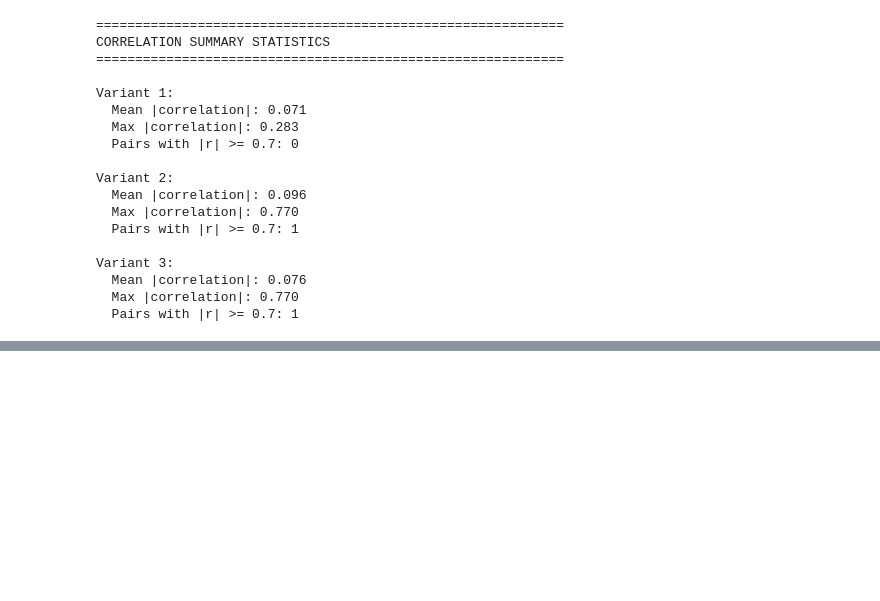
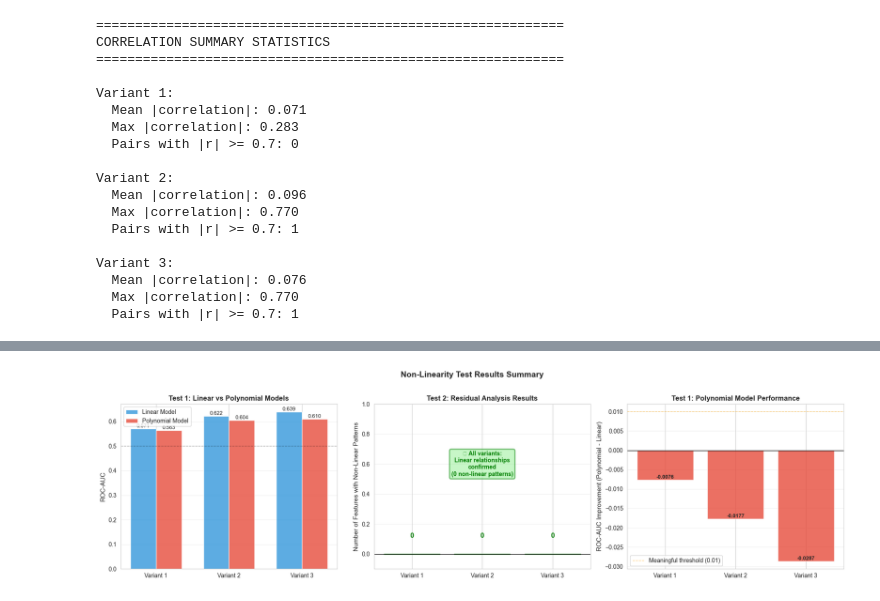
Before and after one commit to SatrunsDream/Workload-effect-on-pitcher-injury, a Jupyter notebook: feature_selection.ipynb, the cells around one changed output, grey strips where cells are left out. Cells and saved outputs as stored; diff of their text form; code cells hidden in the pictures; blank space fills up the shorter version.

```diff
--- a/feature_selection.ipynb
+++ b/feature_selection.ipynb
@@ -1301,0 +1888,89 @@ Variant 3:
+# %%
+# Create a visual summary of test results
+fig, axes = plt.subplots(1, 3, figsize=(18, 5))
+
+# Test 1: Polynomial vs Linear ROC-AUC comparison
+ax1 = axes[0]
+variants = ['Variant 1', 'Variant 2', 'Variant 3']
+linear_auc = [0.5705, 0.6217, 0.6386]
+poly_auc = [0.5629, 0.6040, 0.6098]
+x = np.arange(len(variants))
+width = 0.35
+
+bars1 = ax1.bar(x - width/2, linear_auc, width, label='Linear Model', color='#3498db', alpha=0.8)
+bars2 = ax1.bar(x + width/2, poly_auc, width, label='Polynomial Model', color='#e74c3c', alpha=0.8)
+
+ax1.set_ylabel('ROC-AUC', fontsize=11)
+ax1.set_title('Test 1: Linear vs Polynomial Models', fontweight='bold', fontsize=12)
+ax1.set_xticks(x)
+ax1.set_xticklabels(variants)
+ax1.legend()
+ax1.grid(True, alpha=0.3, axis='y')
+ax1.axhline(y=0.5, color='k', linestyle='--', linewidth=1, alpha=0.3, label='Random (0.5)')
+
+# Add value labels on bars
+for bars in [bars1, bars2]:
+    for bar in bars:
+        height = bar.get_height()
+        ax1.text(bar.get_x() + bar.get_width()/2., height,
+                f'{height:.3f}',
+                ha='center', va='bottom', fontsize=9)
+
+# Test 2: Residual analysis summary
+ax2 = axes[1]
+non_linear_detected = [0, 0, 0]  # No non-linear patterns found
+
+# Show bars at actual height (0) but make them visible with a border
+bars = ax2.bar(variants, non_linear_detected, color='#2ecc71', alpha=0.6,
+               edgecolor='green', linewidth=2, label='Non-linear patterns detected')
+ax2.set_ylabel('Number of Features with Non-Linear Patterns', fontsize=11)
+ax2.set_title('Test 2: Residual Analysis Results', fontweight='bold', fontsize=12)
+ax2.set_ylim([-0.1, 1.0])  # Set y-axis to show the bars and text clearly
+ax2.grid(True, alpha=0.3, axis='y')
+ax2.axhline(y=0, color='k', linestyle='-', linewidth=1)
+
+# Add value labels showing 0 clearly above each bar
+for i, (bar, val) in enumerate(zip(bars, non_linear_detected)):
+    ax2.text(bar.get_x() + bar.get_width()/2., 0.1,
+            f'{val}',
+            ha='center', va='bottom', fontsize=12, fontweight='bold', color='green')
+
+# Add text annotation in the center
+ax2.text(1, 0.6, '✓ All variants:\nLinear relationships\nconfirmed\n(0 non-linear patterns)',
+        ha='center', va='center', fontsize=10, fontweight='bold',
+        color='green', bbox=dict(boxstyle='round', facecolor='lightgreen', alpha=0.5, edgecolor='green', linewidth=2))
+
+# Test 3: Improvement summary
+ax3 = axes[2]
+improvements = [-0.0076, -0.0177, -0.0287]  # Negative = polynomial is worse
+colors = ['#e74c3c' if imp < 0 else '#2ecc71' for imp in improvements]
+bars = ax3.bar(variants, improvements, color=colors, alpha=0.8)
+ax3.axhline(y=0, color='k', linestyle='-', linewidth=1)
+ax3.axhline(y=0.01, color='orange', linestyle='--', linewidth=1, alpha=0.5, label='Meaningful threshold (0.01)')
+ax3.set_ylabel('ROC-AUC Improvement (Polynomial - Linear)', fontsize=11)
+ax3.set_title('Test 1: Polynomial Model Performance', fontweight='bold', fontsize=12)
+ax3.legend()
+ax3.grid(True, alpha=0.3, axis='y')
+
+# Add value labels
+for bar, imp in zip(bars, improvements):
+    height = bar.get_height()
+    ax3.text(bar.get_x() + bar.get_width()/2., height,
+            f'{imp:+.4f}',
+            ha='center', va='bottom' if height < 0 else 'top', fontsize=9, fontweight='bold')
+
+plt.suptitle('Non-Linearity Test Results Summary', fontsize=14, fontweight='bold', y=1.02)
+plt.tight_layout()
+plt.show()
+
+print("\n" + "="*80)
+print("KEY FINDINGS:")
+print("="*80)
+print("1. Polynomial models perform WORSE than linear models (negative improvements)")
+print("2. No non-linear patterns detected in residuals (all variants)")
+print("3. Visual analysis confirms linear relationships")
+print("\nCONCLUSION: Relationships are LINEAR - GAM's marginal improvement makes sense.")
+print("Logistic regression is the appropriate model choice.")
+print("="*80)
+# %% [output]
+[figure, added]
```
Also changed, not shown: parts of 9 cells of this notebook, 14 other files.
